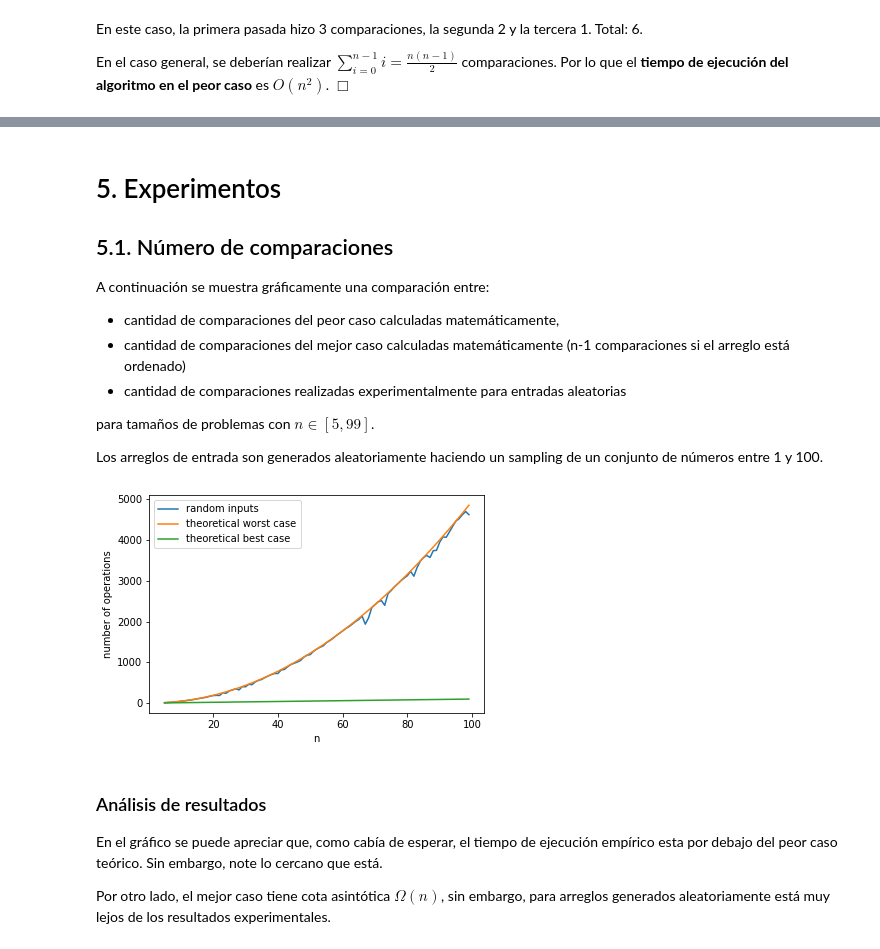
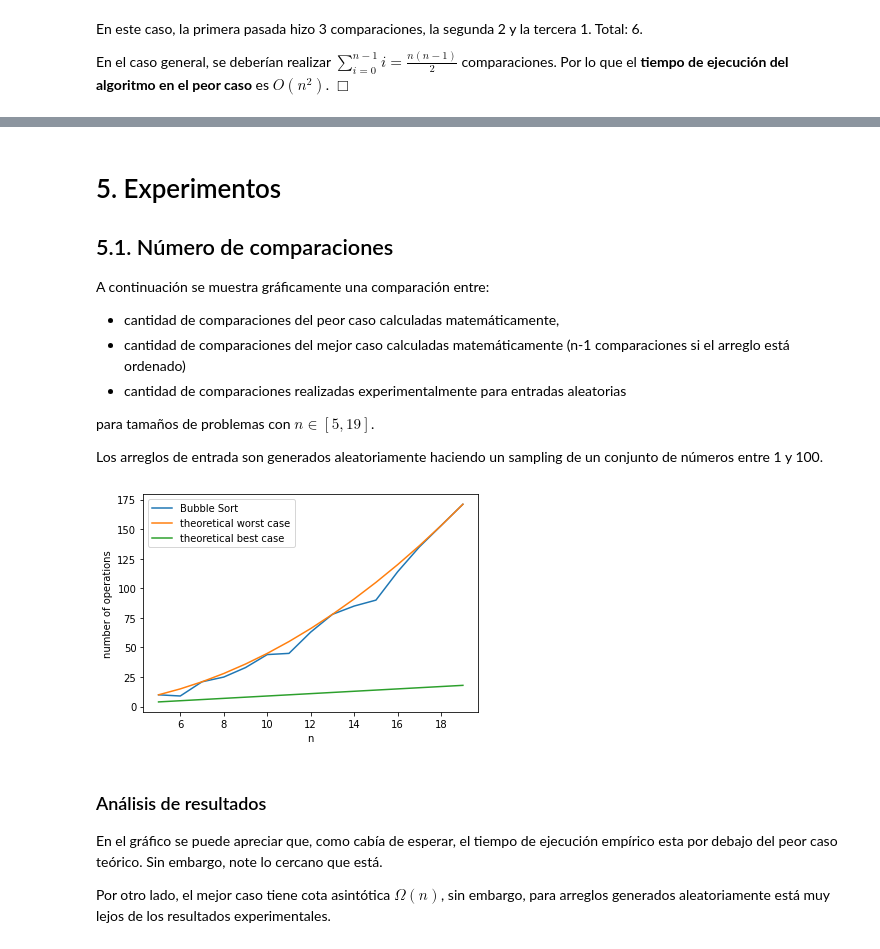
Before and after one commit to rilianx/ADA, a Jupyter notebook: Informe 0. BubbleSort.ipynb, the cells around one changed output, grey strips where cells are left out. Saved outputs shown, nothing was run; the diff lists cells and outputs as text; code cells hidden in the pictures.

```diff
--- a/Informe 0. BubbleSort.ipynb
+++ b/Informe 0. BubbleSort.ipynb
@@ -225,32 +225,32 @@ A continuación se muestra gráficamente una comparación entre:
 * cantidad de comparaciones del mejor caso calculadas matemáticamente (n-1 comparaciones si el arreglo está ordenado)
 * cantidad de comparaciones realizadas experimentalmente para entradas aleatorias
 
-para tamaños de problemas con $n \in [5,99]$.
+para tamaños de problemas con $n \in [5,19]$.
 
 Los arreglos de entrada son generados aleatoriamente haciendo un sampling de un conjunto de números entre 1 y 100.
 # %%
 import matplotlib.pyplot as plt
 
-x=[n for n in range(5,100)]
-y1=[n*(n-1)/2 for n in range(5,100)] # worst case
-y2=[n-1 for n in range(5,100)] # best case
+x=[n for n in range(5,20)]
+y1=[n*(n-1)/2 for n in range(5,20)] # worst case
+y2=[n-1 for n in range(5,20)] # best case
 y=[];
 
-for n in range(5,100):
+for n in range(5,20):
   a = random.sample(range(1, 100), n)
   a,counter = bubble_sort(a)
   y.append(counter)
 
 plt.plot(x,y)
 plt.plot(x,y1)
 plt.plot(x,y2)
-plt.legend(["random inputs", "theoretical worst case", "theoretical best case"])
+plt.legend(["Bubble Sort", "theoretical worst case", "theoretical best case"])
 
 plt.xlabel('n')
 plt.ylabel('number of operations')
 plt.show()
 # %% [output]
-[figure, old version]
+[figure, new version]
 # %% [markdown]
 ### Análisis de resultados
 
```
